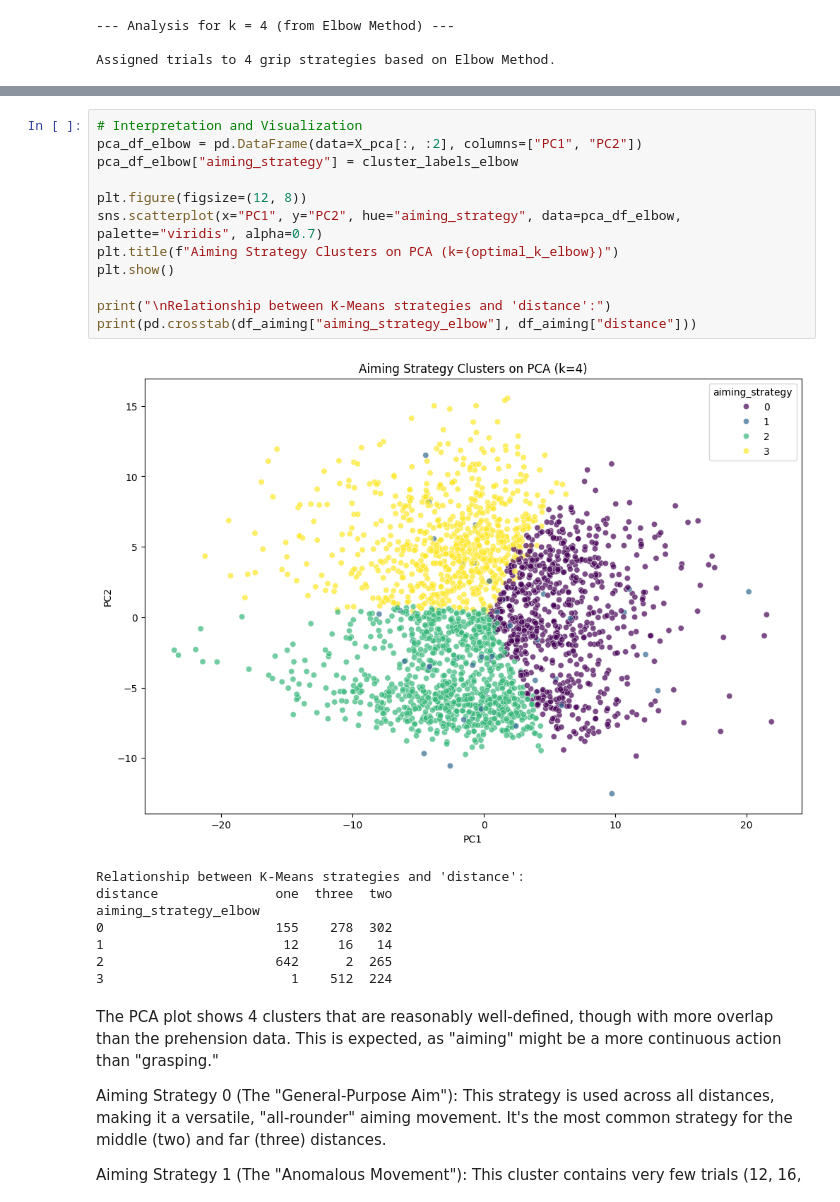
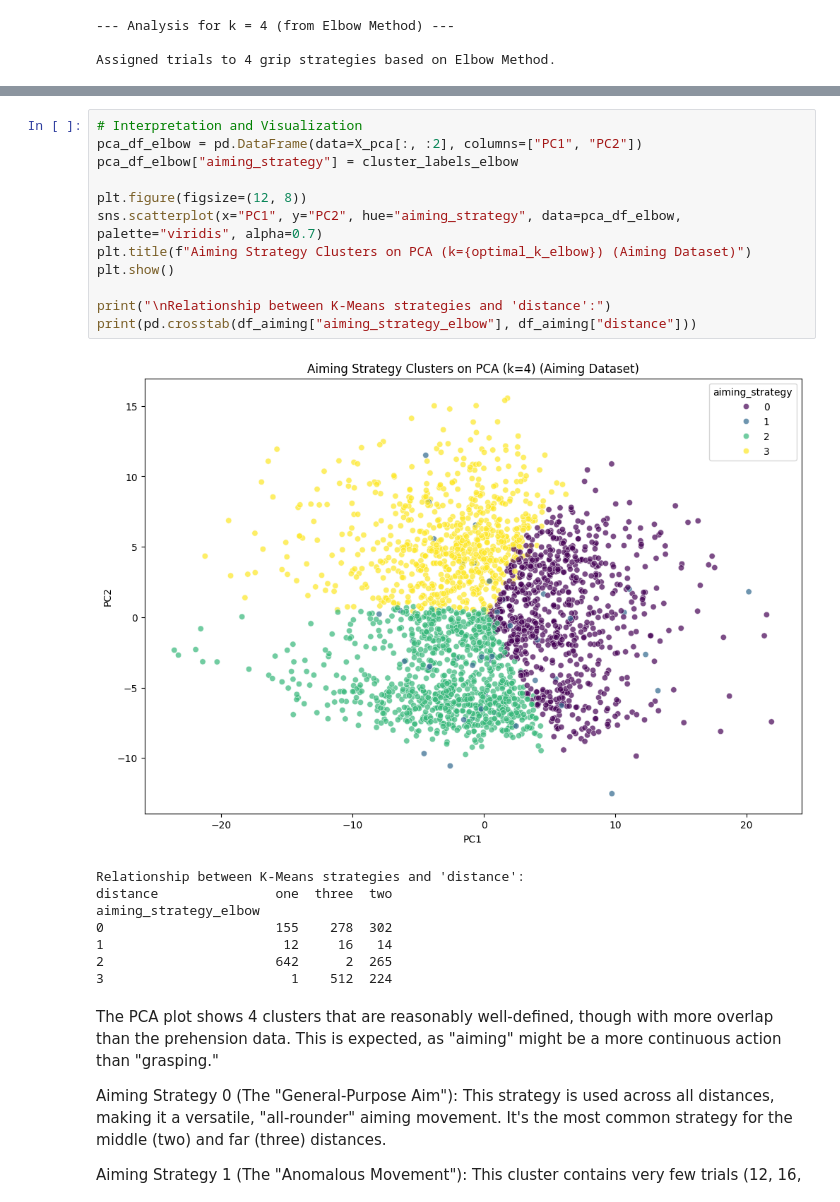
Before and after one commit to BhargavKumarNath/Classifying-Grip-Strategies-Using-Machine-Learning-, a Jupyter notebook: notebooks/02_ml_model_aiming.ipynb, the cells around one changed output, grey strips where cells are left out. Cells and saved outputs as stored; diff of their text form.

```diff
--- a/notebooks/02_ml_model_aiming.ipynb
+++ b/notebooks/02_ml_model_aiming.ipynb
@@ -154,17 +154,17 @@ Assigned trials to 4 hierarchical strategies.
 # %%
 # Interpretation and Visualization
 pca_df_elbow = pd.DataFrame(data=X_pca[:, :2], columns=["PC1", "PC2"])
 pca_df_elbow["aiming_strategy"] = cluster_labels_elbow
 
 plt.figure(figsize=(12, 8))
 sns.scatterplot(x="PC1", y="PC2", hue="aiming_strategy", data=pca_df_elbow, palette="viridis", alpha=0.7)
-plt.title(f"Aiming Strategy Clusters on PCA (k={optimal_k_elbow})")
+plt.title(f"Aiming Strategy Clusters on PCA (k={optimal_k_elbow}) (Aiming Dataset)")
 plt.show()
 
 print("\nRelationship between K-Means strategies and 'distance':")
 print(pd.crosstab(df_aiming["aiming_strategy_elbow"], df_aiming["distance"]))
 # %% [output]
-[figure, old version]
+[figure, new version]
 Relationship between K-Means strategies and 'distance':
 distance               one  three  two
 aiming_strategy_elbow
```
Also changed, not shown: parts of 3 cells of this notebook, 46 other files.
